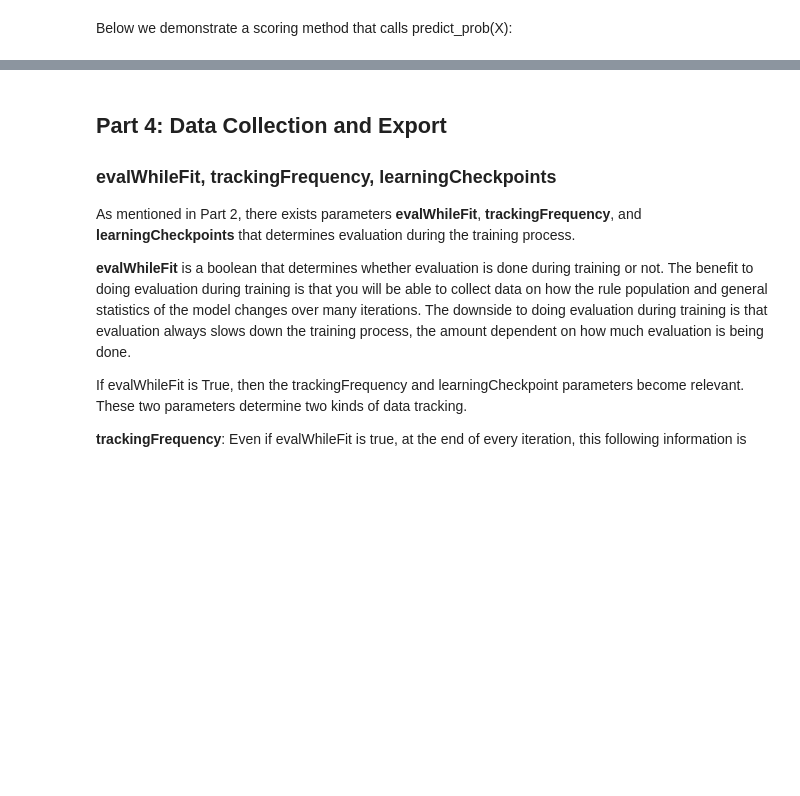
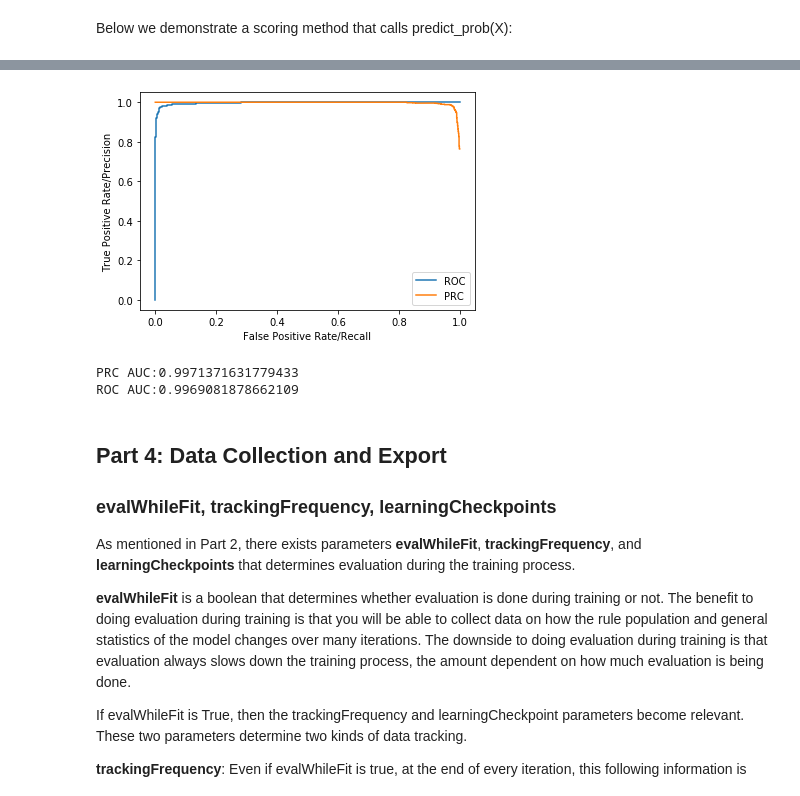
Before and after one commit to UrbsLab/scikit-eLCS, a Jupyter notebook: eLCS User Guide.ipynb, the cells around one changed output, grey strips where cells are left out. Cells and saved outputs as stored; diff of their text form; code cells hidden in the pictures; blank space fills up the shorter version.

```diff
--- a/eLCS User Guide.ipynb
+++ b/eLCS User Guide.ipynb
@@ -453,3 +440,26 @@ TBA
+# %%
+from sklearn.metrics import roc_curve, auc, precision_recall_curve
+import matplotlib.pyplot as plt
+
+probs = trainedModel.predict_proba(dataFeatures)
+fpr, tpr, thresholds = roc_curve(dataPhenotypes, probs[:, 1])
+prec, recall, thresholds = precision_recall_curve(dataPhenotypes, probs[:, 1])
+
+plt.plot(fpr,tpr,label="ROC")
+plt.plot(recall,prec,label="PRC")
+
+plt.xlabel('False Positive Rate/Recall')
+plt.ylabel('True Positive Rate/Precision')
+
+plt.legend()
+plt.show()
+
+print("PRC AUC:" + str(auc(recall, prec)))
+print("ROC AUC:" + str(auc(fpr, tpr)))
+# %% [output]
+[figure, added]
+PRC AUC:0.9971371631779433
+ROC AUC:0.9969081878662109
 # %% [markdown]
 ## Part 4: Data Collection and Export
 
```
Also changed, not shown: parts of 18 cells of this notebook, 5 other files.
